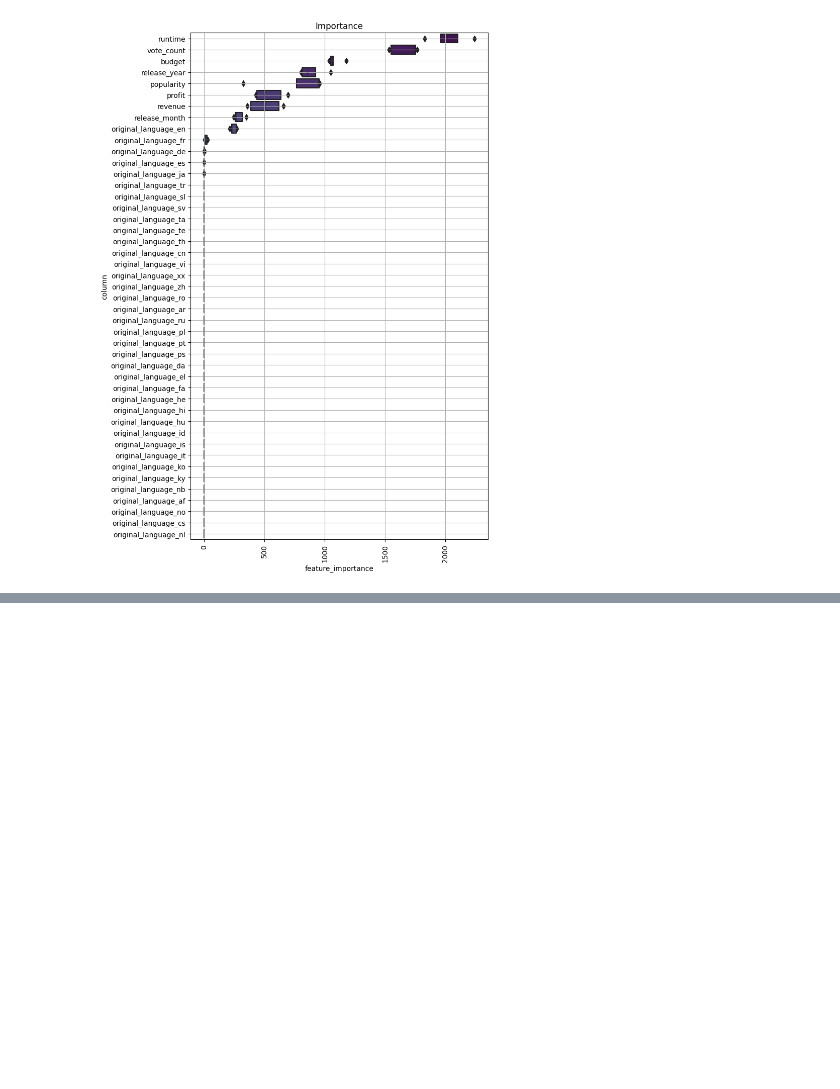
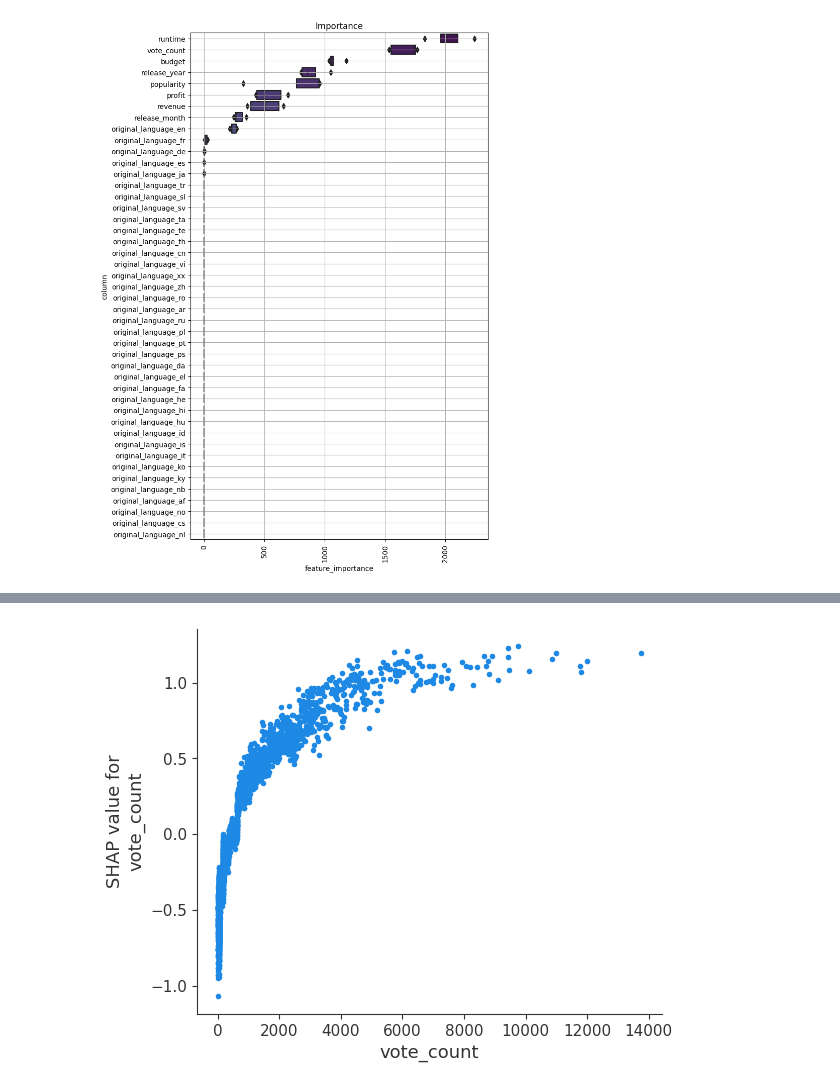
Before and after one commit to tsutsumi-ozro/DataHandling, a Jupyter notebook: notebook/LGBM_baseline.ipynb, the cells around one changed output, grey strips where cells are left out. Saved outputs shown, nothing was run; the diff lists cells and outputs as text; code cells hidden in the pictures; blank space fills up the shorter version.

```diff
--- a/notebook/LGBM_baseline.ipynb
+++ b/notebook/LGBM_baseline.ipynb
@@ -301,0 +321,5 @@ import shap
+# %%
+shap.dependence_plot(ind='vote_count', interaction_index=None,
+                    shap_values=train_x_shap_val, features=X, feature_names=X.columns)
+# %% [output]
+[figure, added]
```
Also changed, not shown: parts of 10 cells of this notebook.
